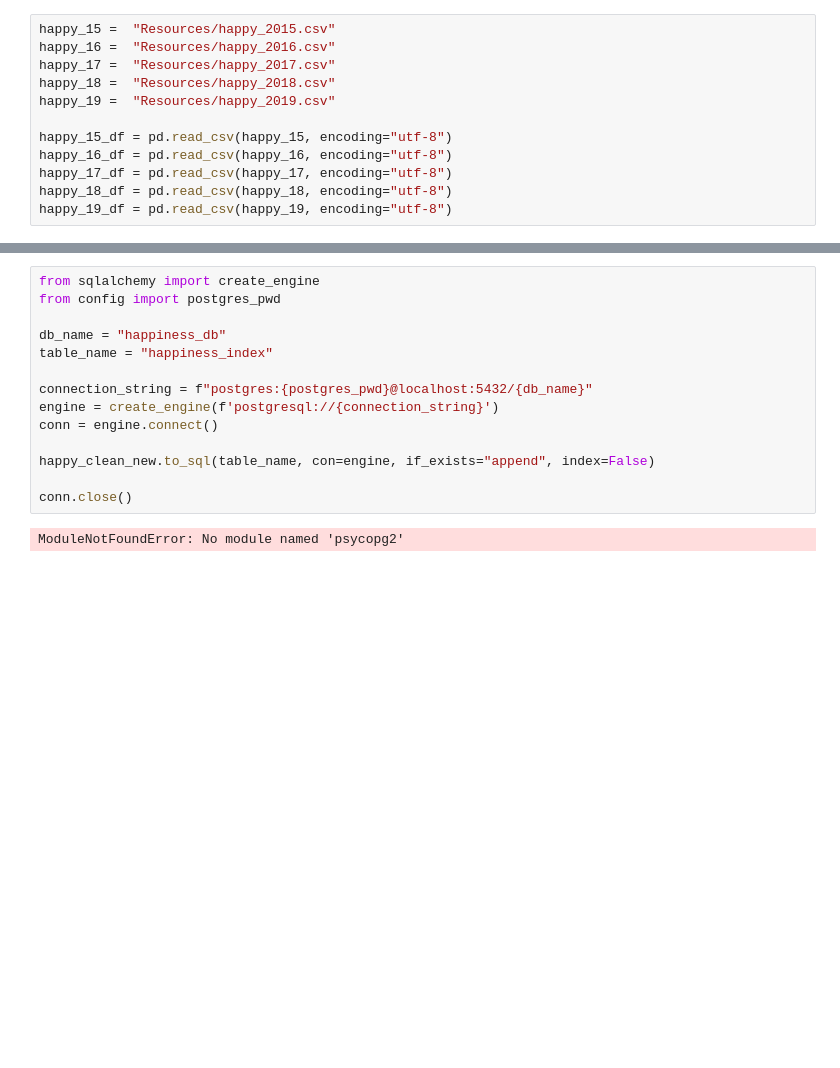
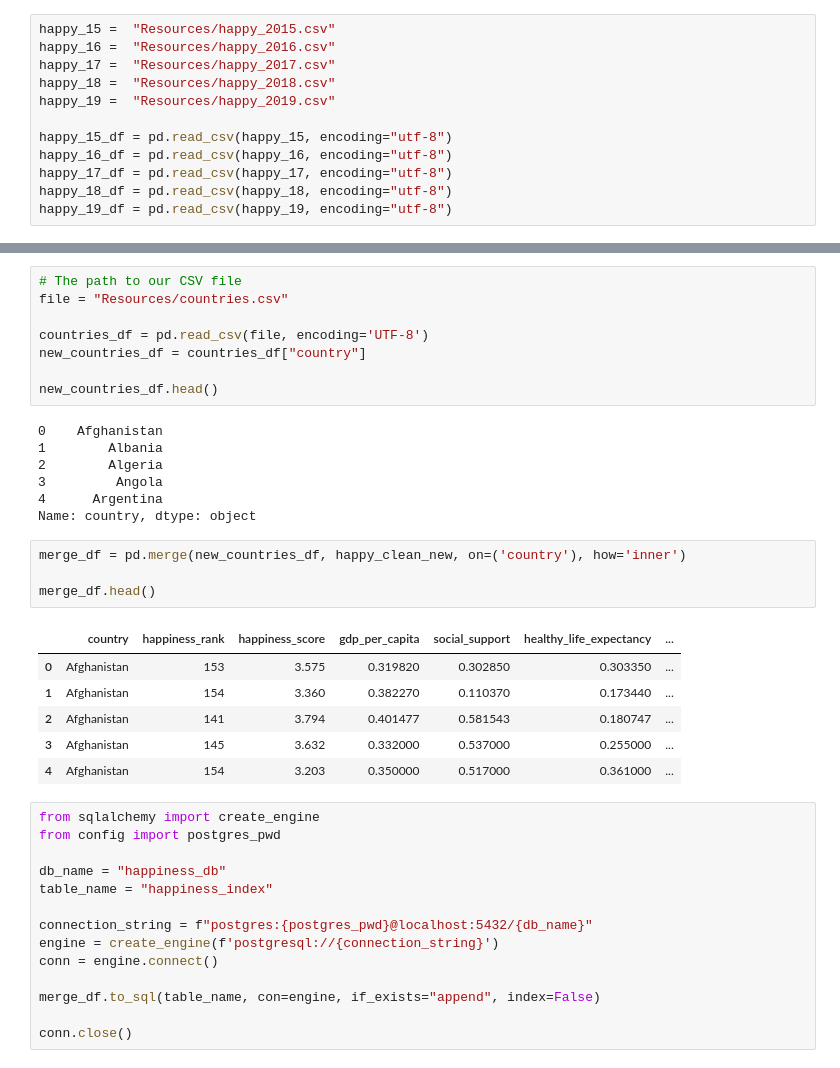
Before and after one commit to Ssimoes48/Happiness-ETL, a Jupyter notebook: csv_clean.ipynb, the cells around one changed output, grey strips where cells are left out. Cells and saved outputs as stored; diff of their text form; blank space fills up the shorter version.

```diff
--- a/csv_clean.ipynb
+++ b/csv_clean.ipynb
@@ -123,3 +123,29 @@ happy_clean_new.head()
+# %%
+# The path to our CSV file
+file = "Resources/countries.csv"
+
+countries_df = pd.read_csv(file, encoding='UTF-8')
+new_countries_df = countries_df["country"]
+
+new_countries_df.head()
+# %% [output]
+0    Afghanistan
+1        Albania
+2        Algeria
+3         Angola
+4      Argentina
+Name: country, dtype: object
+# %%
+merge_df = pd.merge(new_countries_df, happy_clean_new, on=('country'), how='inner')
+
+merge_df.head()
+# %% [output]
+|  | country | happiness_rank | happiness_score | gdp_per_capita | social_support | healthy_life_expectancy | ... |
+| 0 | Afghanistan | 153 | 3.575 | 0.319820 | 0.302850 | 0.303350 | ... |
+| 1 | Afghanistan | 154 | 3.360 | 0.382270 | 0.110370 | 0.173440 | ... |
+| 2 | Afghanistan | 141 | 3.794 | 0.401477 | 0.581543 | 0.180747 | ... |
+| 3 | Afghanistan | 145 | 3.632 | 0.332000 | 0.537000 | 0.255000 | ... |
+| 4 | Afghanistan | 154 | 3.203 | 0.350000 | 0.517000 | 0.361000 | ... |
 # %%
 from sqlalchemy import create_engine
 from config import postgres_pwd
@@ -131,8 +157,6 @@ connection_string = f"postgres:{postgres_pwd}@localhost:5432/{db_name}"
 engine = create_engine(f'postgresql://{connection_string}')
 conn = engine.connect()
 
-happy_clean_new.to_sql(table_name, con=engine, if_exists="append", index=False)
+merge_df.to_sql(table_name, con=engine, if_exists="append", index=False)
 
 conn.close()
-# %% [output]
-ModuleNotFoundError: No module named 'psycopg2'
```
Also changed, not shown: parts of 6 cells of this notebook, 4 other files.
